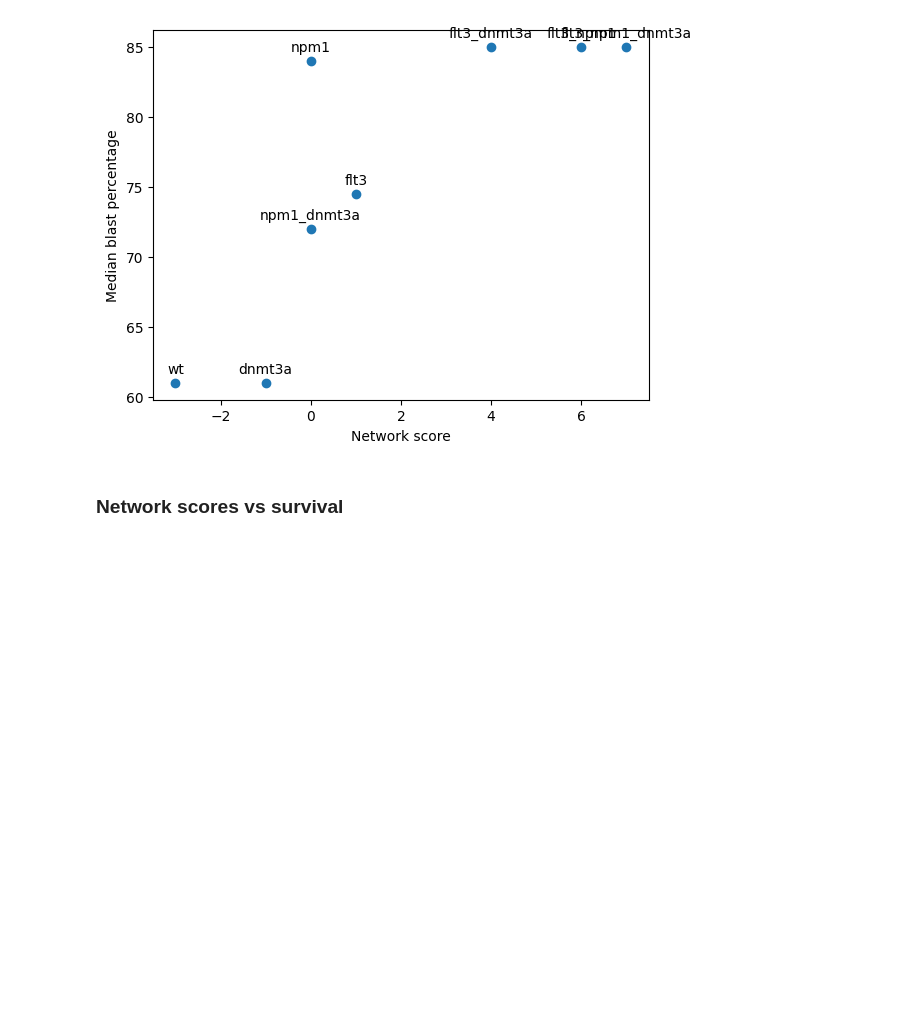
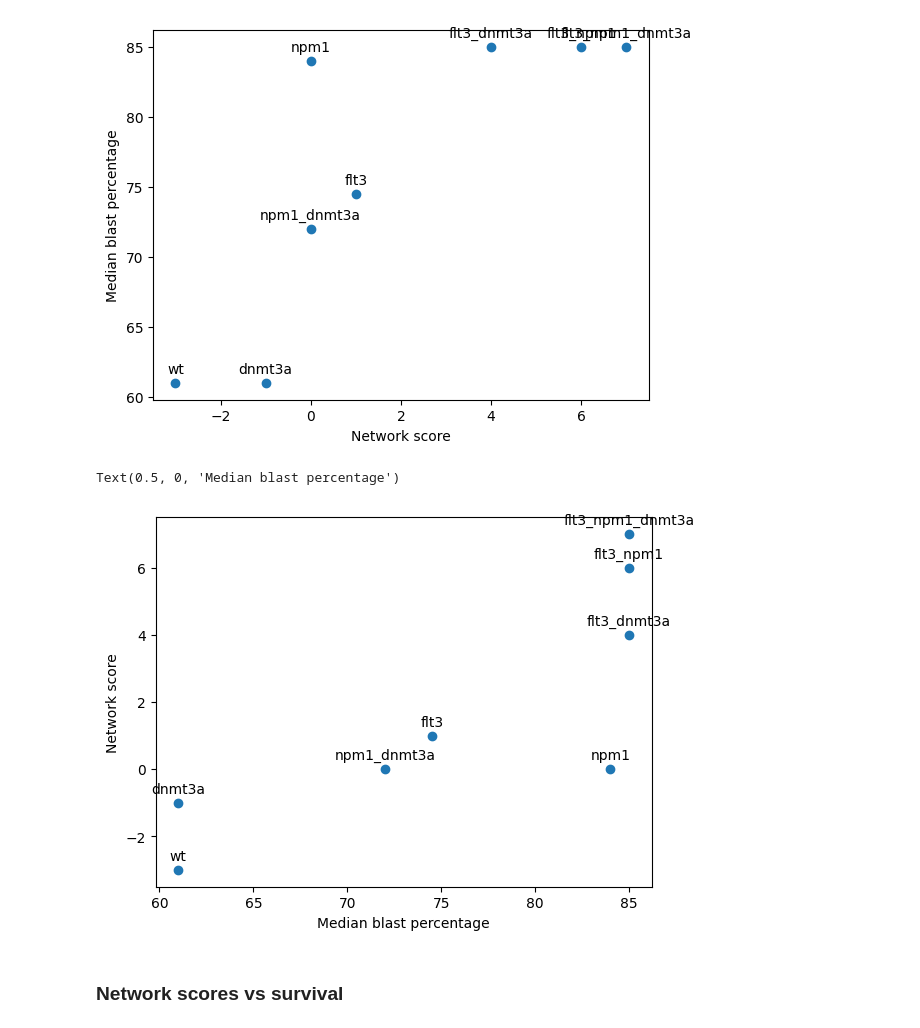
Before and after one commit to IlyaLab/BNMPy, a Jupyter notebook: palma_model_test.ipynb, the cells around one changed output. Saved outputs shown, nothing was run; the diff lists cells and outputs as text; code cells hidden in the pictures; blank space fills up the shorter version.

```diff
--- a/palma_model_test.ipynb
+++ b/palma_model_test.ipynb
@@ -253,6 +257,16 @@ plt.ylabel('Median blast percentage')
 # %% [output]
 Text(0, 0.5, 'Median blast percentage')
 [figure]
+# %%
+fig, ax = plt.subplots()
+ax.scatter(median_blasts['lab_procedure_blast_cell_outcome_percentage_value'], median_blasts['network_score'])
+for i, row in median_blasts.iterrows():
+    ax.annotate(i, (row['lab_procedure_blast_cell_outcome_percentage_value'], row['network_score']), textcoords="offset points", xytext=(0,7), ha='center')
+plt.ylabel('Network score')
+plt.xlabel('Median blast percentage')
+# %% [output]
+Text(0.5, 0, 'Median blast percentage')
+[figure, added]
 # %% [markdown]
 ### Network scores vs survival
 # %%
```
Also changed, not shown: parts of 2 cells of this notebook, 1 other file.
